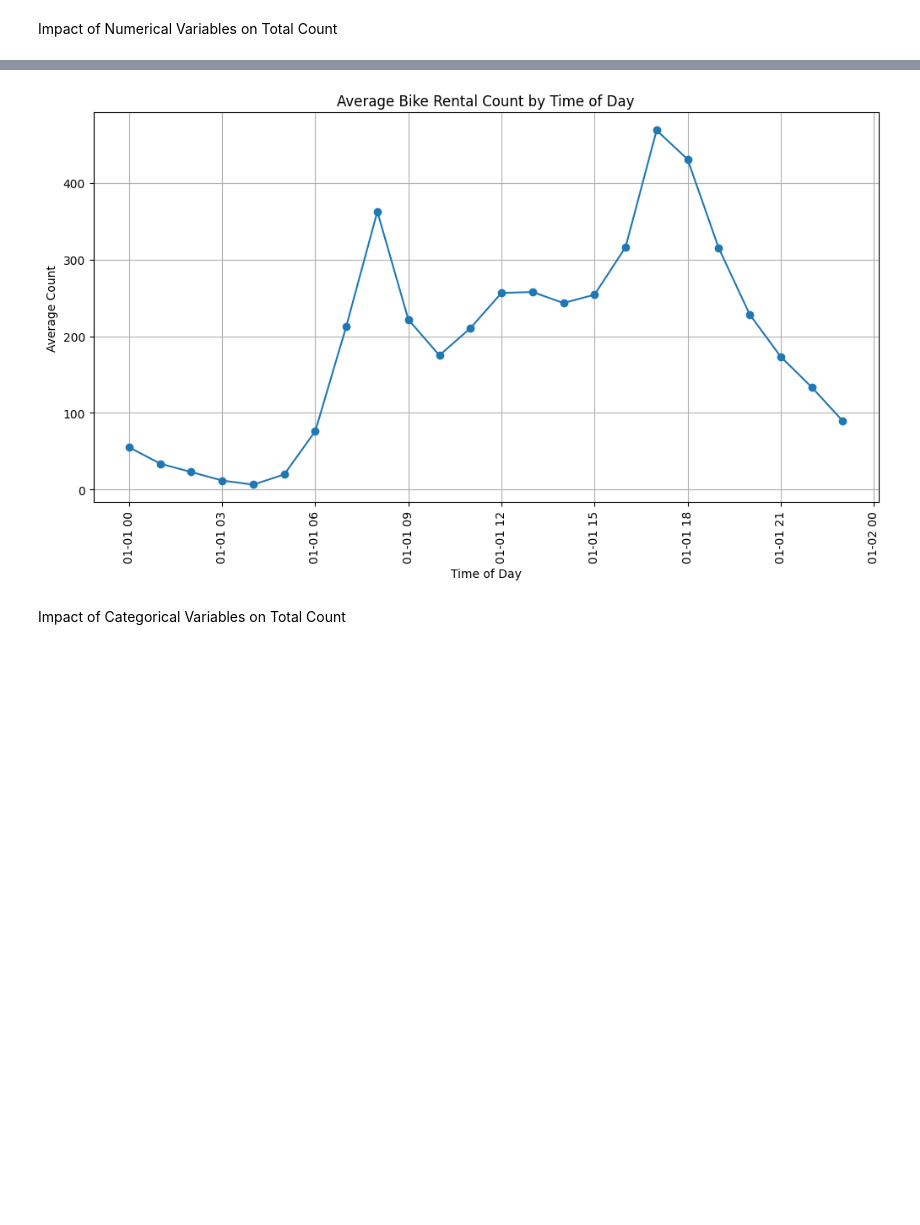
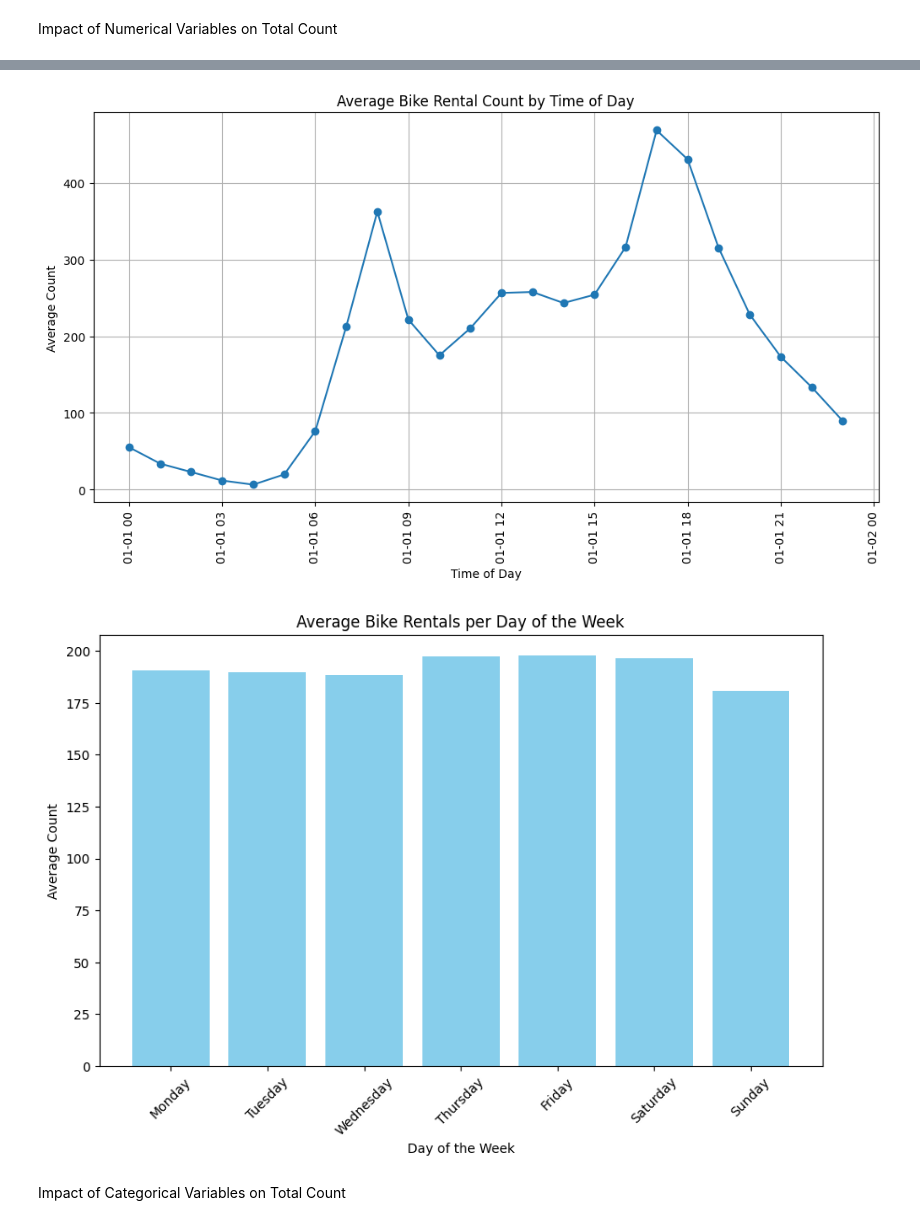
Before and after one commit to ArchibaldTheFirst/YuluBikesharing_Group5, a Jupyter notebook: Nature_of_Data.ipynb, the cells around one changed output, grey strips where cells are left out. Drawn from its saved outputs; the diff is of its cells as text; code cells hidden in the pictures; blank space fills up the shorter version.

Commit message:
added plot of avg count per day of the week

```diff
--- a/Nature_of_Data.ipynb
+++ b/Nature_of_Data.ipynb
@@ -299,33 +299,56 @@ plot_average_count_by_variable_line(yulu_data_set, 'month', 'Average Bike Rental
 
 
 
 #Plot the time in relation to the average count
 # Group by 'time' and calculate the average 'count'
 average_count_by_time = yulu_data_set.groupby('time')['count'].mean().reset_index()
 
 # Plotting
 plt.figure(figsize=(12, 6))
 plt.plot(average_count_by_time['time'], average_count_by_time['count'], marker='o')
 plt.title('Average Bike Rental Count by Time of Day')
 plt.xlabel('Time of Day')
 plt.ylabel('Average Count')
 plt.xticks(rotation=90)  # Rotate the x-axis labels for better readability
 plt.grid(True)
 plt.show()
+
+# Map day_of_week numbers to weekday names
+day_of_week_map = {0: 'Monday', 1: 'Tuesday', 2: 'Wednesday', 3: 'Thursday', 4: 'Friday', 5: 'Saturday', 6: 'Sunday'}
+yulu_data_set['day_of_week_name'] = yulu_data_set['dayofweek'].map(day_of_week_map)
+
+# Group by 'day_of_week_name' and calculate the average 'count'
+avg_count_per_day = yulu_data_set.groupby('day_of_week_name')['count'].mean().reset_index()
+
+# Sort the days of the week
+avg_count_per_day['day_of_week_name'] = pd.Categorical(avg_count_per_day['day_of_week_name'],
+                                                       categories=['Monday', 'Tuesday', 'Wednesday', 'Thursday', 'Friday', 'Saturday', 'Sunday'],
+                                                       ordered=True)
+avg_count_per_day = avg_count_per_day.sort_values('day_of_week_name')
+
+# Plot the average count per day of the week using matplotlib
+plt.figure(figsize=(10, 6))
+plt.bar(avg_count_per_day['day_of_week_name'], avg_count_per_day['count'], color='skyblue')
+plt.xlabel('Day of the Week')
+plt.ylabel('Average Count')
+plt.title('Average Bike Rentals per Day of the Week')
+plt.xticks(rotation=45)
+plt.show()
 # %% [output]
 [figure]
 [figure]
 [figure]
 [figure]
 [figure]
 [figure]
 [figure]
 [figure]
 [figure]
 [figure]
 [figure]
 [figure]
 [figure]
+[figure, added]
 # %% [markdown]
 Impact of Categorical Variables on Total Count
 # %%
```
